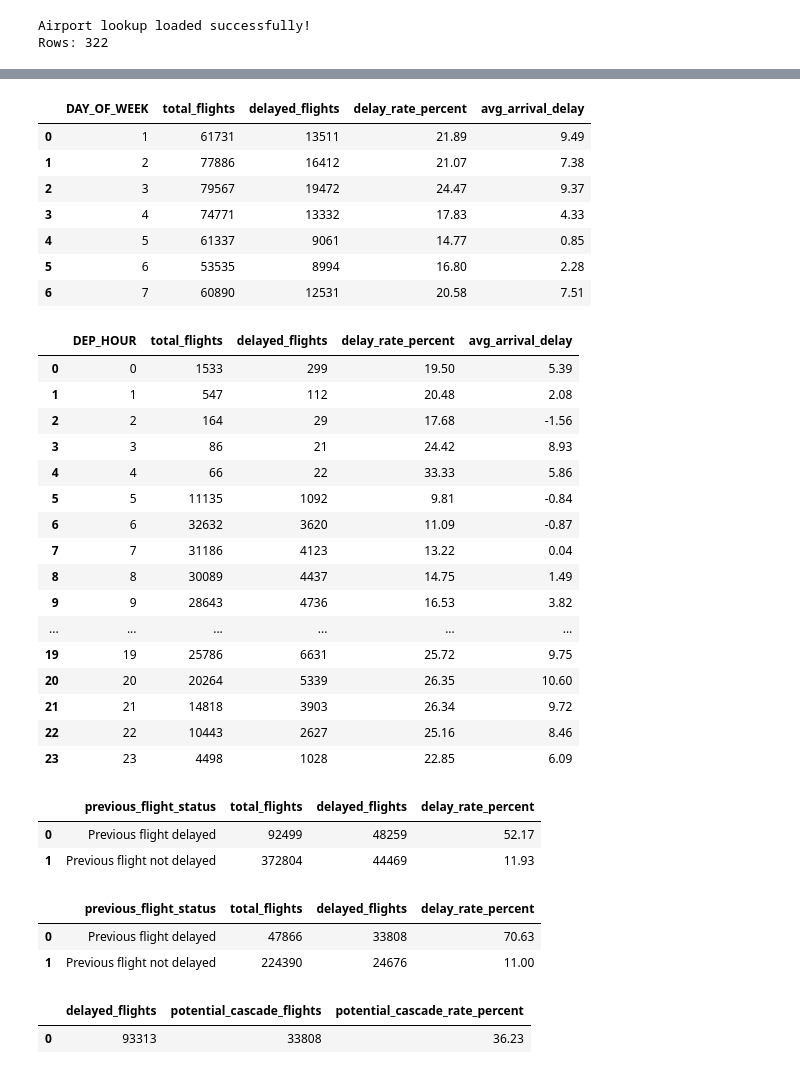
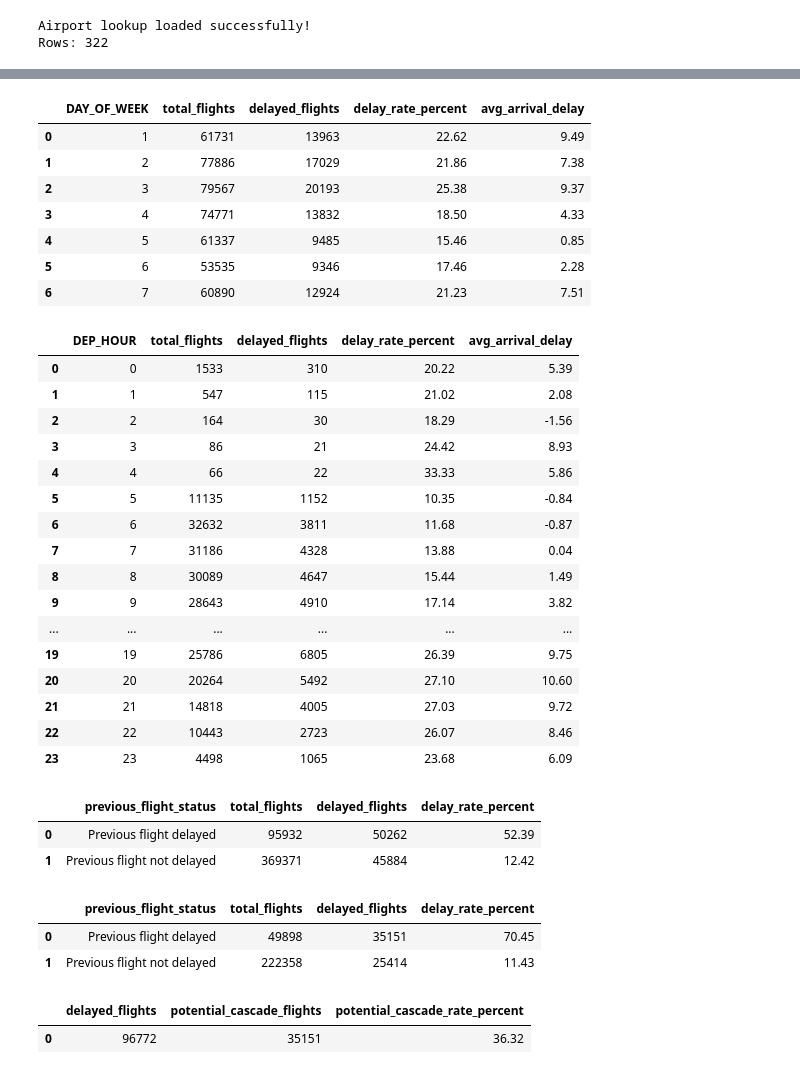
Before and after one commit to theia77/flight-delay-diagnostic, a Jupyter notebook: notebooks/flight_delay_analysis.ipynb, the cells around one changed output, grey strips where cells are left out. Saved outputs shown, nothing was run; the diff lists cells and outputs as text; code cells hidden in the pictures.

```diff
--- a/notebooks/flight_delay_analysis.ipynb
+++ b/notebooks/flight_delay_analysis.ipynb
@@ -1027,11 +1072,11 @@ operated[
 | 52672 | 7820L | 2015-12-04 10:00:00 | -7.0 | -1.0 |
 # %%
 operated["PREV_WAS_DELAYED"] = (
-    operated["PREV_ARRIVAL_DELAY"] > 15
+    operated["PREV_ARRIVAL_DELAY"] >= 15
 ).astype(int)
 
 operated["CURRENT_IS_DELAYED"] = (
-    operated["ARRIVAL_DELAY"] > 15
+    operated["ARRIVAL_DELAY"] >= 15
 ).astype(int)
 
 operated["POTENTIAL_CASCADE"] = (
@@ -1101,8 +1146,8 @@ operated[
 | 52672 | 7820L | 2015-12-04 10:00:00 | 1.416667 | -1.0 | -7.0 |
 # %%
 operated["POTENTIAL_CASCADE"] = (
-    (operated["PREV_ARRIVAL_DELAY"] > 15) &
-    (operated["ARRIVAL_DELAY"] > 15) &
+    (operated["PREV_ARRIVAL_DELAY"] >= 15) &
+    (operated["ARRIVAL_DELAY"] >= 15) &
     (operated["PREV_FLIGHT_TIME_GAP_HOURS"] <= 4)
 ).astype(int)
 
@@ -2393,13 +2535,13 @@ day_sql = pd.read_sql_query(query, conn)
 day_sql
 # %% [output]
 |  | DAY_OF_WEEK | total_flights | delayed_flights | delay_rate_percent | avg_arrival_delay |
-| 0 | 1 | 61731 | 13511 | 21.89 | 9.49 |
-| 1 | 2 | 77886 | 16412 | 21.07 | 7.38 |
-| 2 | 3 | 79567 | 19472 | 24.47 | 9.37 |
-| 3 | 4 | 74771 | 13332 | 17.83 | 4.33 |
-| 4 | 5 | 61337 | 9061 | 14.77 | 0.85 |
-| 5 | 6 | 53535 | 8994 | 16.80 | 2.28 |
-| 6 | 7 | 60890 | 12531 | 20.58 | 7.51 |
+| 0 | 1 | 61731 | 13963 | 22.62 | 9.49 |
+| 1 | 2 | 77886 | 17029 | 21.86 | 7.38 |
+| 2 | 3 | 79567 | 20193 | 25.38 | 9.37 |
+| 3 | 4 | 74771 | 13832 | 18.50 | 4.33 |
+| 4 | 5 | 61337 | 9485 | 15.46 | 0.85 |
+| 5 | 6 | 53535 | 9346 | 17.46 | 2.28 |
+| 6 | 7 | 60890 | 12924 | 21.23 | 7.51 |
 # %%
 query = """
 SELECT
@@ -2426,22 +2568,22 @@ hour_sql = pd.read_sql_query(query, conn)
 hour_sql
 # %% [output]
 |  | DEP_HOUR | total_flights | delayed_flights | delay_rate_percent | avg_arrival_delay |
-| 0 | 0 | 1533 | 299 | 19.50 | 5.39 |
-| 1 | 1 | 547 | 112 | 20.48 | 2.08 |
-| 2 | 2 | 164 | 29 | 17.68 | -1.56 |
+| 0 | 0 | 1533 | 310 | 20.22 | 5.39 |
+| 1 | 1 | 547 | 115 | 21.02 | 2.08 |
+| 2 | 2 | 164 | 30 | 18.29 | -1.56 |
 | 3 | 3 | 86 | 21 | 24.42 | 8.93 |
 | 4 | 4 | 66 | 22 | 33.33 | 5.86 |
-| 5 | 5 | 11135 | 1092 | 9.81 | -0.84 |
-| 6 | 6 | 32632 | 3620 | 11.09 | -0.87 |
-| 7 | 7 | 31186 | 4123 | 13.22 | 0.04 |
-| 8 | 8 | 30089 | 4437 | 14.75 | 1.49 |
-| 9 | 9 | 28643 | 4736 | 16.53 | 3.82 |
+| 5 | 5 | 11135 | 1152 | 10.35 | -0.84 |
+| 6 | 6 | 32632 | 3811 | 11.68 | -0.87 |
+| 7 | 7 | 31186 | 4328 | 13.88 | 0.04 |
+| 8 | 8 | 30089 | 4647 | 15.44 | 1.49 |
+| 9 | 9 | 28643 | 4910 | 17.14 | 3.82 |
 | ... | ... | ... | ... | ... | ... |
-| 19 | 19 | 25786 | 6631 | 25.72 | 9.75 |
-| 20 | 20 | 20264 | 5339 | 26.35 | 10.60 |
-| 21 | 21 | 14818 | 3903 | 26.34 | 9.72 |
-| 22 | 22 | 10443 | 2627 | 25.16 | 8.46 |
-| 23 | 23 | 4498 | 1028 | 22.85 | 6.09 |
+| 19 | 19 | 25786 | 6805 | 26.39 | 9.75 |
+| 20 | 20 | 20264 | 5492 | 27.10 | 10.60 |
+| 21 | 21 | 14818 | 4005 | 27.03 | 9.72 |
+| 22 | 22 | 10443 | 2723 | 26.07 | 8.46 |
+| 23 | 23 | 4498 | 1065 | 23.68 | 6.09 |
 # %%
 query = """
 WITH flight_sequence AS (
@@ -2465,7 +2607,7 @@ WITH flight_sequence AS (
 
 SELECT
     CASE
-        WHEN PREV_ARRIVAL_DELAY > 15 THEN 'Previous flight delayed'
+        WHEN PREV_ARRIVAL_DELAY >= 15 THEN 'Previous flight delayed'
         ELSE 'Previous flight not delayed'
     END AS previous_flight_status,
 
@@ -2473,37 +2615,37 @@ SELECT
 
     SUM(
         CASE
-            WHEN ARRIVAL_DELAY > 15 THEN 1
+            WHEN ARRIVAL_DELAY >= 15 THEN 1
             ELSE 0
         END
     ) AS delayed_flights,
 
     ROUND(
         100.0 *
         SUM(
             CASE
-                WHEN ARRIVAL_DELAY > 15 THEN 1
+                WHEN ARRIVAL_DELAY >= 15 THEN 1
                 ELSE 0
             END
         ) / COUNT(*),
         2
     ) AS delay_rate_percent
 
 FROM flight_sequence
 
 WHERE PREV_ARRIVAL_DELAY IS NOT NULL
 
 GROUP BY previous_flight_status
 ORDER BY previous_flight_status;
 """
 
 cascade_sql = pd.read_sql_query(query, conn)
 
 cascade_sql
 # %% [output]
 |  | previous_flight_status | total_flights | delayed_flights | delay_rate_percent |
-| 0 | Previous flight delayed | 92499 | 48259 | 52.17 |
-| 1 | Previous flight not delayed | 372804 | 44469 | 11.93 |
+| 0 | Previous flight delayed | 95932 | 50262 | 52.39 |
+| 1 | Previous flight not delayed | 369371 | 45884 | 12.42 |
 # %%
 query = """
 WITH flight_sequence AS (
@@ -2558,7 +2700,7 @@ with_gap AS (
 
 SELECT
     CASE
-        WHEN PREV_ARRIVAL_DELAY > 15
+        WHEN PREV_ARRIVAL_DELAY >= 15
             THEN 'Previous flight delayed'
         ELSE 'Previous flight not delayed'
     END AS previous_flight_status,
@@ -2567,7 +2709,7 @@ SELECT
 
     SUM(
         CASE
-            WHEN ARRIVAL_DELAY > 15 THEN 1
+            WHEN ARRIVAL_DELAY >= 15 THEN 1
             ELSE 0
         END
     ) AS delayed_flights,
@@ -2576,7 +2718,7 @@ SELECT
         100.0 *
         SUM(
             CASE
-                WHEN ARRIVAL_DELAY > 15 THEN 1
+                WHEN ARRIVAL_DELAY >= 15 THEN 1
                 ELSE 0
             END
         ) / COUNT(*),
@@ -2596,8 +2738,8 @@ cascade_4h_sql = pd.read_sql_query(query, conn)
 cascade_4h_sql
 # %% [output]
 |  | previous_flight_status | total_flights | delayed_flights | delay_rate_percent |
-| 0 | Previous flight delayed | 47866 | 33808 | 70.63 |
-| 1 | Previous flight not delayed | 224390 | 24676 | 11.00 |
+| 0 | Previous flight delayed | 49898 | 35151 | 70.45 |
+| 1 | Previous flight not delayed | 222358 | 25414 | 11.43 |
 # %%
 query = """
 WITH flight_sequence AS (
@@ -2656,7 +2798,7 @@ cascade_count AS (
         SUM(
             CASE
                 WHEN IS_DELAYED = 1
-                 AND PREV_ARRIVAL_DELAY > 15
+                 AND PREV_ARRIVAL_DELAY >= 15
                  AND scheduled_gap_hours <= 4
                 THEN 1
                 ELSE 0
@@ -2693,4 +2835,4 @@ cascade_metric_sql = pd.read_sql_query(query, conn)
 cascade_metric_sql
 # %% [output]
 |  | delayed_flights | potential_cascade_flights | potential_cascade_rate_percent |
-| 0 | 93313 | 33808 | 36.23 |
+| 0 | 96772 | 35151 | 36.32 |
```
Also changed, not shown: parts of 57 cells of this notebook, 49 other files.
